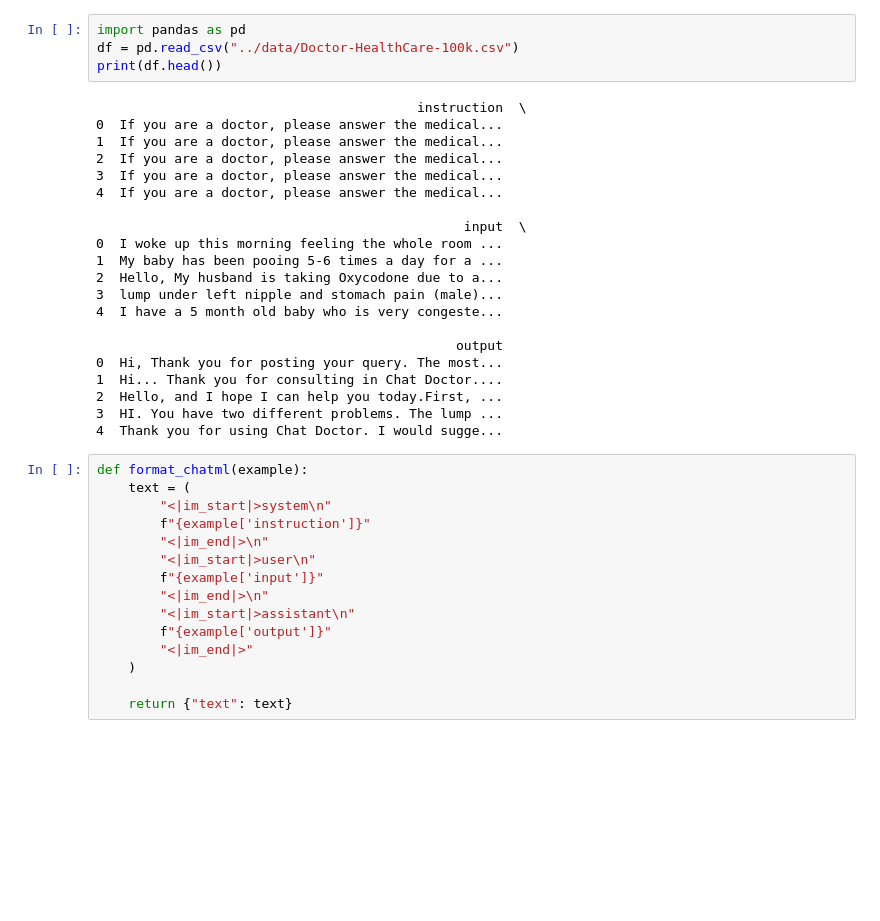
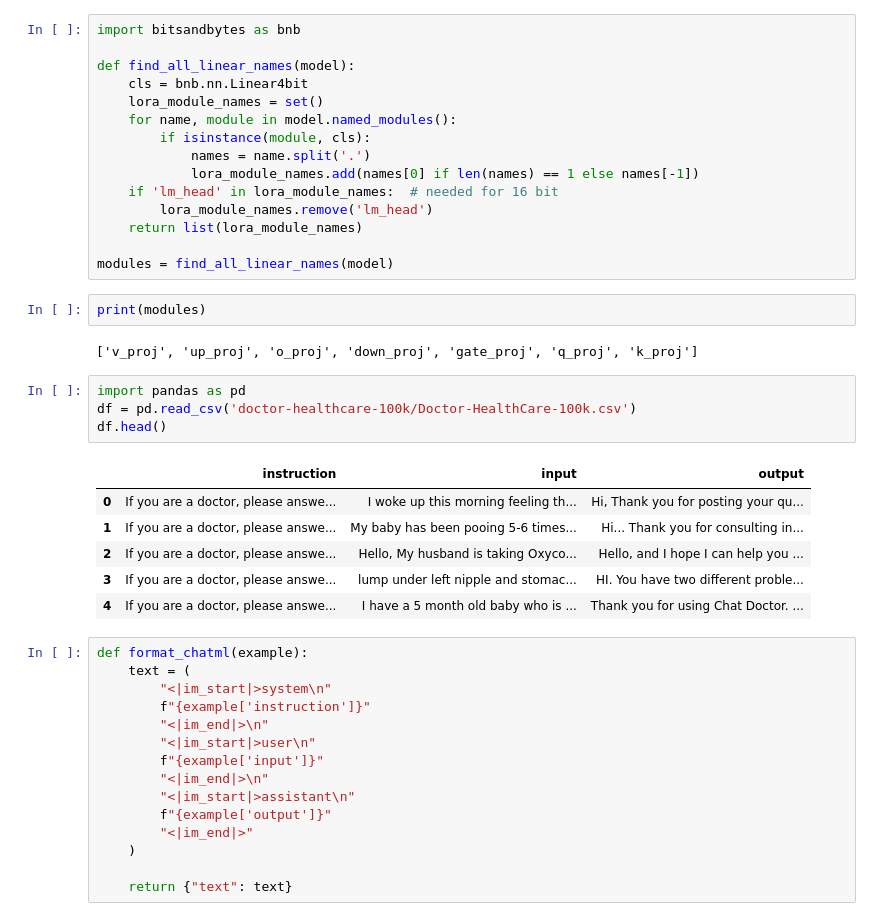
Before and after one commit to sabarezaei/LLM, a Jupyter notebook: Gemma-2-2b-it__QnA__Instruction_FineTunning_QLORA/Instruction_Fine_tuning_Gemma_2B___Hugging_Face_QLORA_VScode.ipynb, the cells around one changed output. Saved outputs shown, nothing was run; the diff lists cells and outputs as text; blank space fills up the shorter version.

```diff
--- a/Gemma-2-2b-it__QnA__Instruction_FineTunning_QLORA/Instruction_Fine_tuning_Gemma_2B___Hugging_Face_QLORA_VScode.ipynb
+++ b/Gemma-2-2b-it__QnA__Instruction_FineTunning_QLORA/Instruction_Fine_tuning_Gemma_2B___Hugging_Face_QLORA_VScode.ipynb
@@ -61,28 +174,33 @@ View run at https://wandb.ai/saba-rezaee-khavas-umass-lowell/Fine-tune%20Gemma-2
+# %%
+import bitsandbytes as bnb
+
+def find_all_linear_names(model):
+    cls = bnb.nn.Linear4bit
+    lora_module_names = set()
+    for name, module in model.named_modules():
+        if isinstance(module, cls):
+            names = name.split('.')
+            lora_module_names.add(names[0] if len(names) == 1 else names[-1])
+    if 'lm_head' in lora_module_names:  # needed for 16 bit
+        lora_module_names.remove('lm_head')
+    return list(lora_module_names)
+
+modules = find_all_linear_names(model)
+# %%
+print(modules)
+# %% [output]
+['v_proj', 'up_proj', 'o_proj', 'down_proj', 'gate_proj', 'q_proj', 'k_proj']
 # %%
 import pandas as pd
-df = pd.read_csv("../data/Doctor-HealthCare-100k.csv")
-print(df.head())
+df = pd.read_csv('doctor-healthcare-100k/Doctor-HealthCare-100k.csv')
+df.head()
 # %% [output]
-                                         instruction  \
-0  If you are a doctor, please answer the medical...
-1  If you are a doctor, please answer the medical...
-2  If you are a doctor, please answer the medical...
-3  If you are a doctor, please answer the medical...
-4  If you are a doctor, please answer the medical...
-
-                                               input  \
-0  I woke up this morning feeling the whole room ...
-1  My baby has been pooing 5-6 times a day for a ...
-2  Hello, My husband is taking Oxycodone due to a...
-3  lump under left nipple and stomach pain (male)...
-4  I have a 5 month old baby who is very congeste...
-
-                                              output
-0  Hi, Thank you for posting your query. The most...
-1  Hi... Thank you for consulting in Chat Doctor....
-2  Hello, and I hope I can help you today.First, ...
-3  HI. You have two different problems. The lump ...
-4  Thank you for using Chat Doctor. I would sugge...
+|  | instruction | input | output |
+| 0 | If you are a doctor, please answe... | I woke up this morning feeling th... | Hi, Thank you for posting your qu... |
+| 1 | If you are a doctor, please answe... | My baby has been pooing 5-6 times... | Hi... Thank you for consulting in... |
+| 2 | If you are a doctor, please answe... | Hello, My husband is taking Oxyco... | Hello, and I hope I can help you ... |
+| 3 | If you are a doctor, please answe... | lump under left nipple and stomac... | HI. You have two different proble... |
+| 4 | If you are a doctor, please answe... | I have a 5 month old baby who is ... | Thank you for using Chat Doctor. ... |
 # %%
 def format_chatml(example):
     text = (
```
Also changed, not shown: parts of 49 cells of this notebook, 5 other files.
